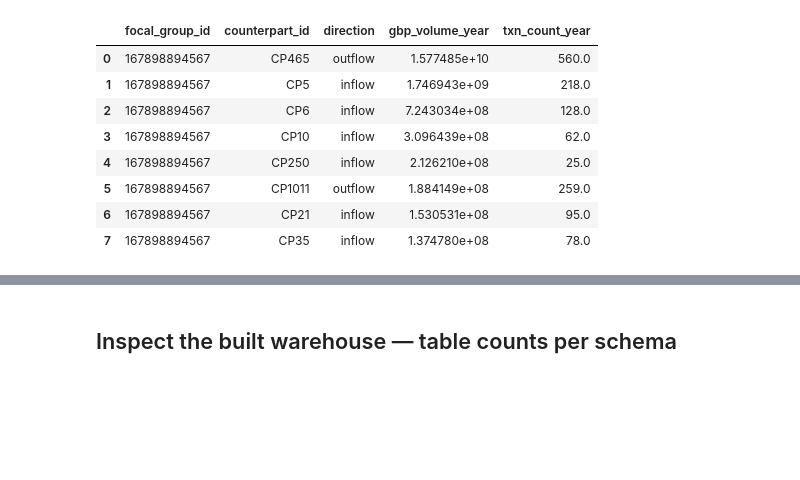
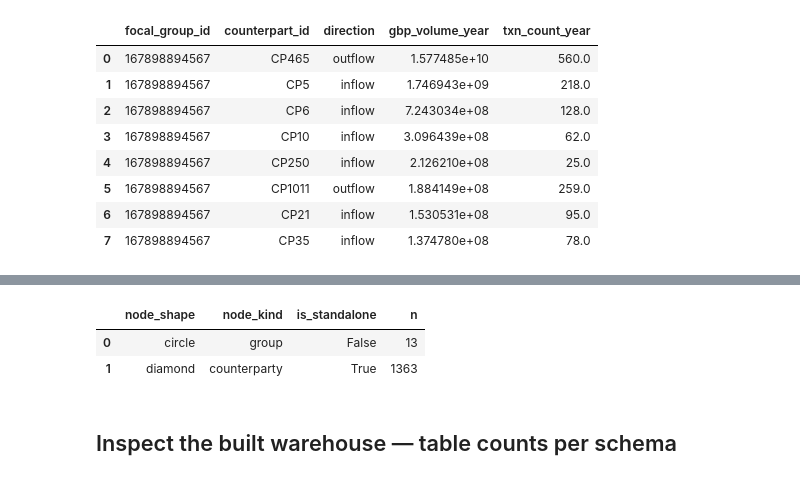
Before and after one commit to hallabehery/FM-Data-Engineer-Test-HS, a Jupyter notebook: notebook/pipeline.ipynb, the cells around one changed output, grey strips where cells are left out. Cells and saved outputs as stored; diff of their text form; code cells hidden in the pictures; blank space fills up the shorter version.

```diff
--- a/notebook/pipeline.ipynb
+++ b/notebook/pipeline.ipynb
@@ -235,3 +245,10 @@ con.sql('''
+# %%
+con.sql('''SELECT node_shape, node_kind, is_standalone, COUNT(*) n
+           FROM curated.node GROUP BY 1,2,3 ORDER BY 1''').df()
+# %% [output]
+|  | node_shape | node_kind | is_standalone | n |
+| 0 | circle | group | False | 13 |
+| 1 | diamond | counterparty | True | 1363 |
 # %% [markdown]
 ## Inspect the built warehouse — table counts per schema
 # %%
```
Also changed, not shown: parts of 15 cells of this notebook, 4 other files.
